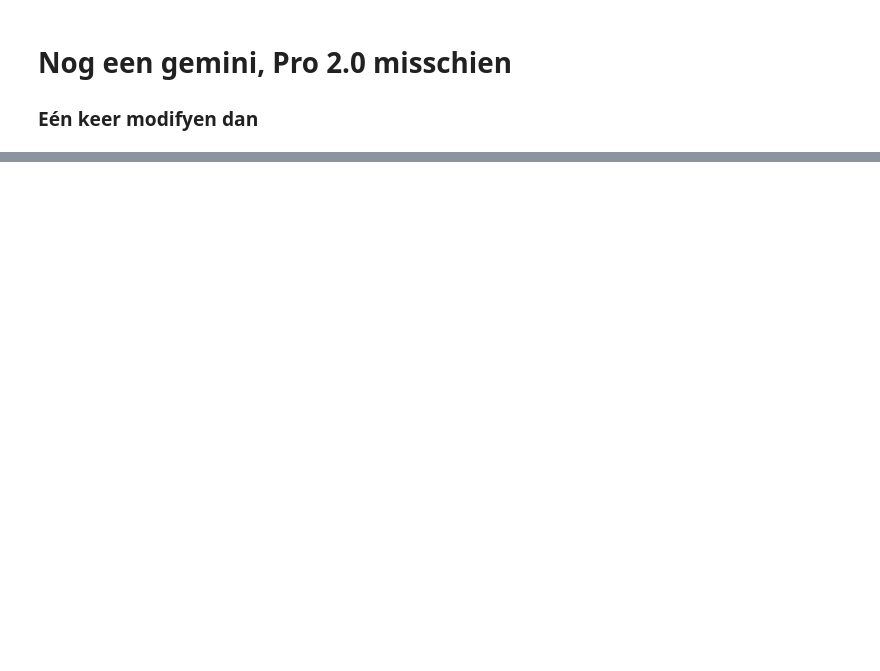
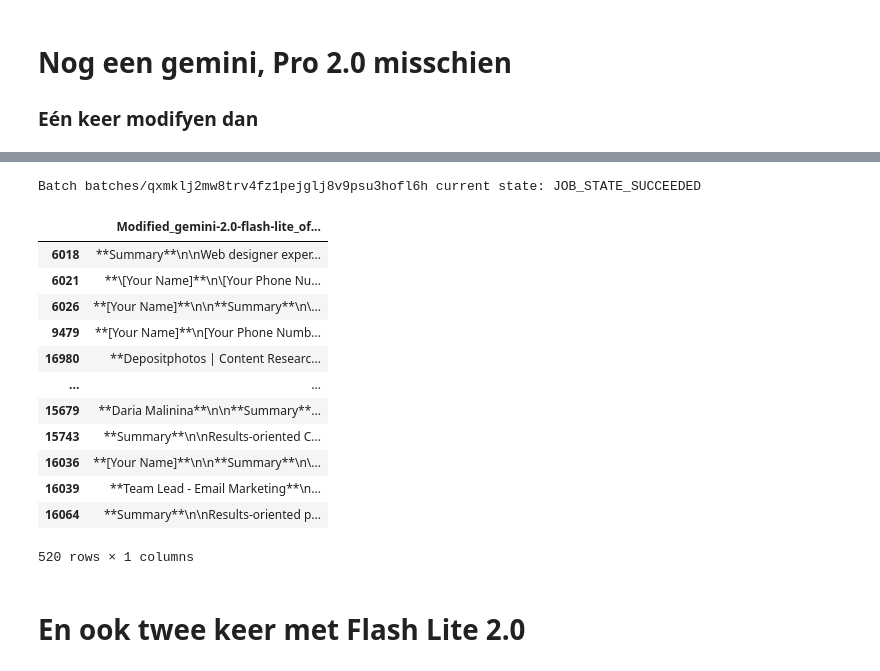
Before and after one commit to pvdklei/FACT, a Jupyter notebook: pepijn/modify.ipynb, the cells around one changed output, grey strips where cells are left out. Cells and saved outputs as stored; diff of their text form; code cells hidden in the pictures; blank space fills up the shorter version.

```diff
--- a/pepijn/modify.ipynb
+++ b/pepijn/modify.ipynb
@@ -900,0 +1008,23 @@ Exception: Batch batches/cdz2n7boturxv2stybqfe8okxkyujot3vp09 is not yet complet
+# %%
+finish_experiment_gemini(
+    client=gemini_2_flash_lite_modification_client_google_ux,
+    batch_id=gemini_2_flash_lite_batch_id_google_ux,
+    save_to=os.path.join(MODIFIED_CVS_FOLDER, "gemini_flash_lite_google_ux.csv"),
+)
+# %% [output]
+Batch batches/qxmklj2mw8trv4fz1pejglj8v9psu3hofl6h current state: JOB_STATE_SUCCEEDED
+|  | Modified_gemini-2.0-flash-lite_of... |
+| 6018 | **Summary**\n\nWeb designer exper... |
+| 6021 | **\[Your Name]**\n\[Your Phone Nu... |
+| 6026 | **[Your Name]**\n\n**Summary**\n\... |
+| 9479 | **[Your Name]**\n[Your Phone Numb... |
+| 16980 | **Depositphotos | Content Researc... |
+| ... | ... |
+| 15679 | **Daria Malinina**\n\n**Summary**... |
+| 15743 | **Summary**\n\nResults-oriented C... |
+| 16036 | **[Your Name]**\n\n**Summary**\n\... |
+| 16039 | **Team Lead - Email Marketing**\n... |
+| 16064 | **Summary**\n\nResults-oriented p... |
+520 rows × 1 columns
+# %% [markdown]
+# En ook twee keer met Flash Lite 2.0
```
Also changed, not shown: parts of 17 cells of this notebook, 23 other files.
